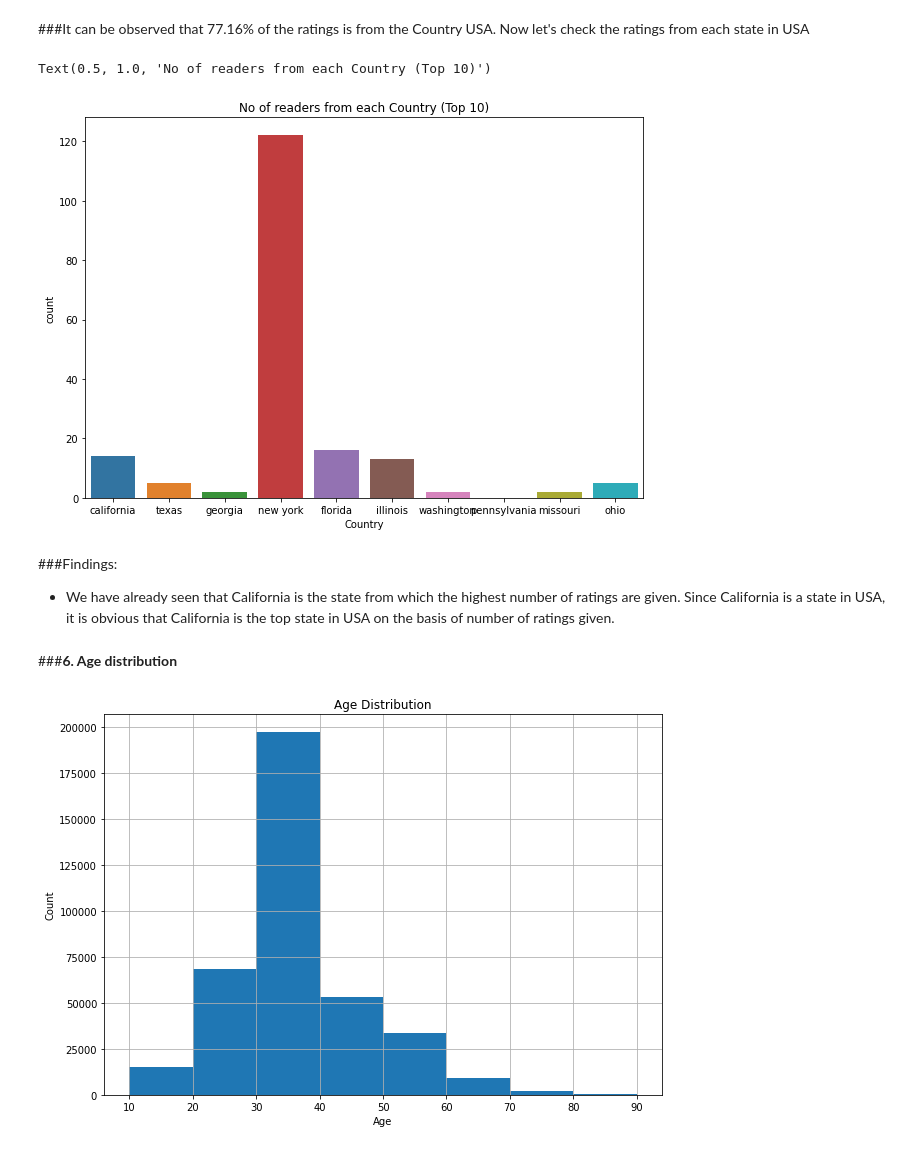
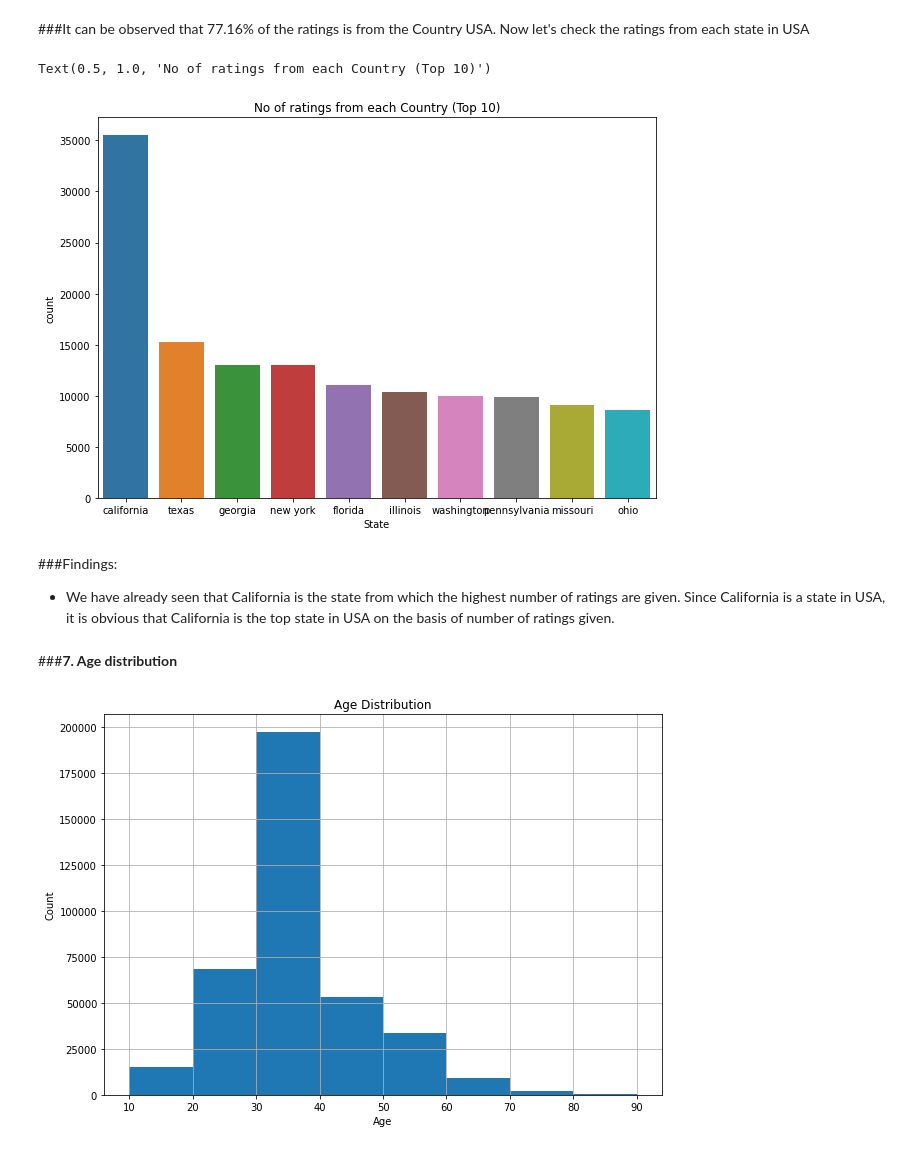
Before and after one commit to nivyathiruvoth/Book-Recommendation-System, a Jupyter notebook: Book_Recommendation_System.ipynb, the cells around one changed output. Cells and saved outputs as stored; diff of their text form; code cells hidden in the pictures.

```diff
--- a/Book_Recommendation_System.ipynb
+++ b/Book_Recommendation_System.ipynb
@@ -642,11 +642,11 @@ df_=df[df['Country']=='usa']
 # %%
 #plotting number of ratings from each state in USA
 plt.figure(figsize=(10,7))
-sns.countplot(x="Country",order=df_['State'].value_counts().index[0:10],data=df)
-plt.title("No of readers from each Country (Top 10)")
+sns.countplot(x="State",order=df_['State'].value_counts().index[0:10],data=df_)
+plt.title("No of ratings from each Country (Top 10)")
 # %% [output]
-Text(0.5, 1.0, 'No of readers from each Country (Top 10)')
+Text(0.5, 1.0, 'No of ratings from each Country (Top 10)')
-[figure, old version]
+[figure, new version]
 # %% [markdown]
 ###Findings:
 
@@ -655,7 +655,7 @@ Text(0.5, 1.0, 'No of readers from each Country (Top 10)')
 
 * We have already seen that California is the state from which the highest number of ratings are given. Since California is a state in USA, it is obvious that California is the top state in USA on the basis of number of ratings given.
 # %% [markdown]
-###**6. Age distribution**
+###**7. Age distribution**
 # %%
 #plotting age distribution
 plt.figure(figsize=(10,7))
```
Also changed, not shown: parts of 10 cells of this notebook.
